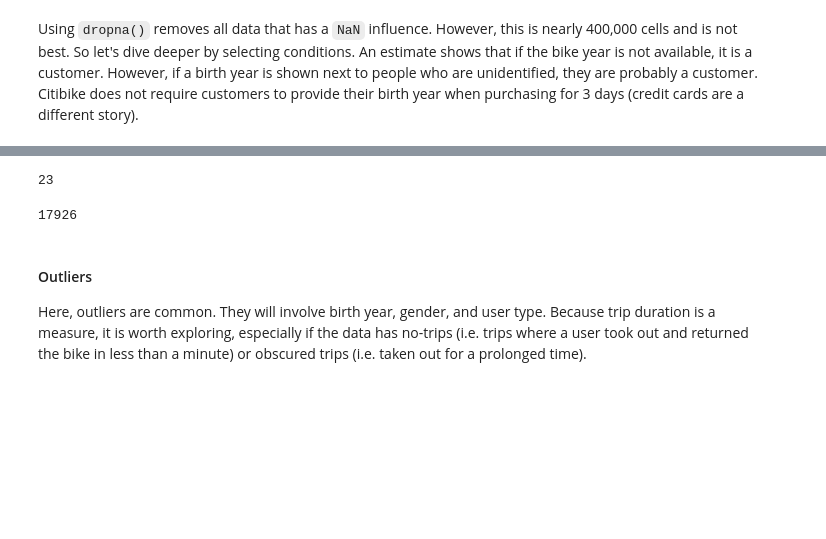
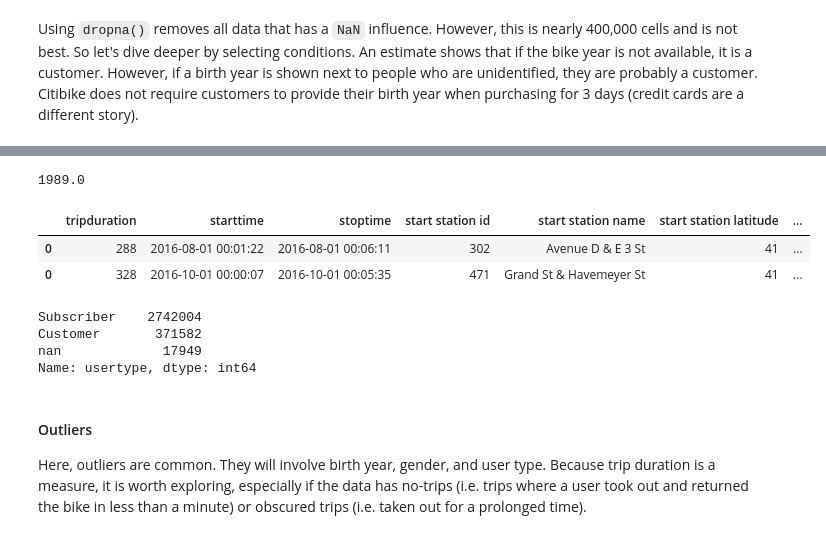
Before and after one commit to advanit/sb-capstone1, a Jupyter notebook: report.ipynb, the cells around one changed output, grey strips where cells are left out. Cells and saved outputs as stored; diff of their text form; code cells hidden in the pictures; blank space fills up the shorter version.

```diff
--- a/report.ipynb
+++ b/report.ipynb
@@ -84,0 +111,3 @@ memory usage: 178.3+ MB
+# %%
+# Reset indices
+df = df.reset_index(drop=True)
@@ -231,11 +225,22 @@ for i, row in df.iterrows():
-# %%
-count
-# %% [output]
-23
-# %%
-qount
-# %% [output]
-17926
+# %%
+# for idx, row in sample.iterrows():
+#    if row['usertype'] == 'nan':
+sample.loc[522,'birth year']
+# %% [output]
+1989.0
+# %%
+df.loc[0,:]
+# %% [output]
+|  | tripduration | starttime | stoptime | start station id | start station name | start station latitude | ... |
+| 0 | 288 | 2016-08-01 00:01:22 | 2016-08-01 00:06:11 | 302 | Avenue D & E 3 St | 41 | ... |
+| 0 | 328 | 2016-10-01 00:00:07 | 2016-10-01 00:05:35 | 471 | Grand St & Havemeyer St | 41 | ... |
+# %%
+df['usertype'].value_counts()
+# %% [output]
+Subscriber    2742004
+Customer       371582
+nan             17949
+Name: usertype, dtype: int64
 # %% [markdown]
 #### Outliers
 Here, outliers are common.  They will involve birth year, gender, and user type.  Because trip duration is a measure, it is worth exploring, especially if the data has no-trips (i.e. trips where a user took out and returned the bike in less than a minute) or obscured trips (i.e. taken out for a prolonged time).
```
Also changed, not shown: parts of 21 cells of this notebook.
